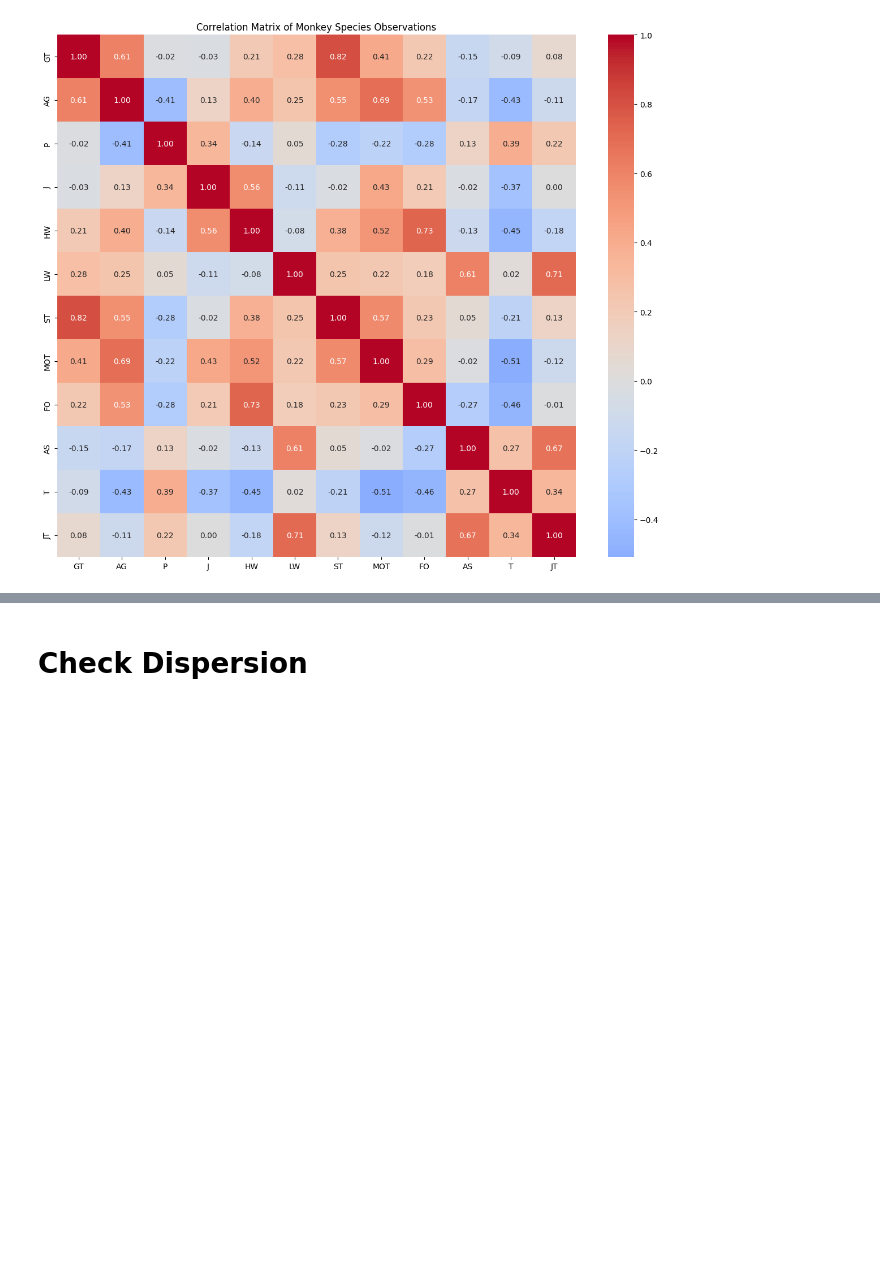
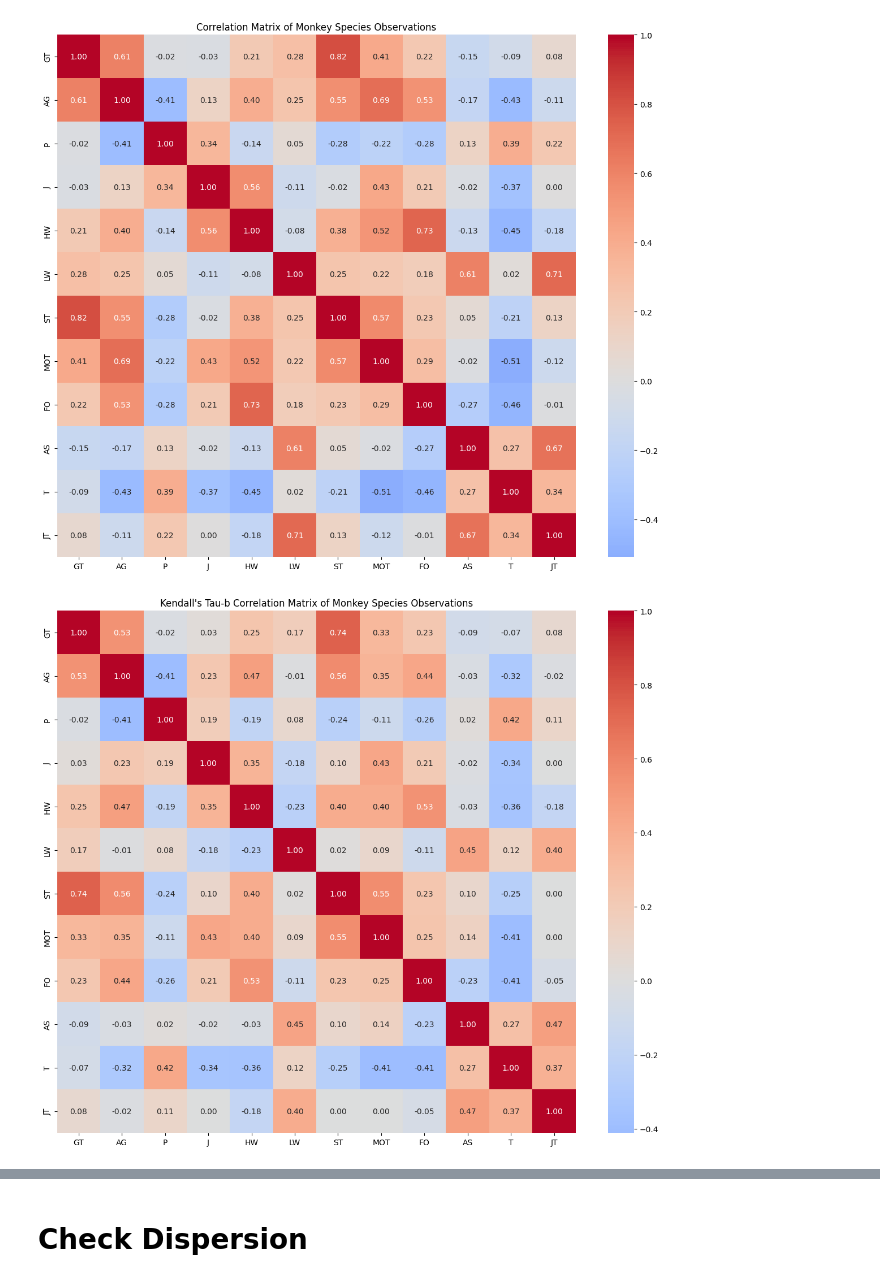
Before and after one commit to alvaro-francisco-gil/monkey-tourism-analysis, a Jupyter notebook: analysis.ipynb, the cells around one changed output, grey strips where cells are left out. Cells and saved outputs as stored; diff of their text form; code cells hidden in the pictures; blank space fills up the shorter version.

```diff
--- a/analysis.ipynb
+++ b/analysis.ipynb
@@ -94,4 +94,19 @@ plt.tight_layout()
 plt.show()
 # %% [output]
 [figure]
+# %%
+variable_columns = ['AC', 'AUC', 'JU', 'DB', 'CA', 'CB', 'RE', 'PA', 'FO', 'SA', 'AI', 'AMC']
+english_id_columns = [spanish_to_english_id[col] for col in variable_columns]
+variable_columns = english_id_columns
+
+# Calculate correlation matrix using Kendall's tau-b
+corr_matrix = df[variable_columns].corr(method='kendall')
+
+plt.figure(figsize=(12, 10))
+sns.heatmap(corr_matrix, annot=True, cmap='coolwarm', center=0, fmt='.2f')
+plt.title("Kendall's Tau-b Correlation Matrix of Monkey Species Observations")
+plt.tight_layout()
+plt.show()
+# %% [output]
+[figure, added]
 # %%
```
Also changed, not shown: parts of 3 cells of this notebook, 1 other file.
